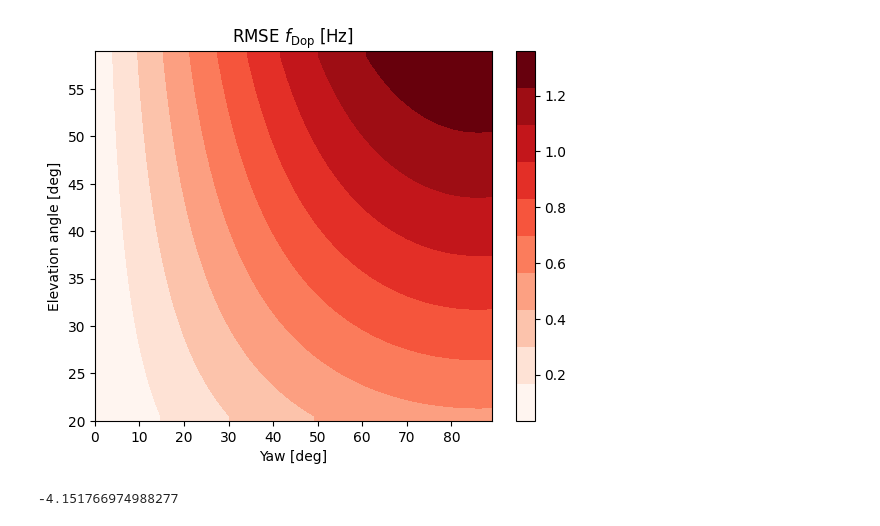
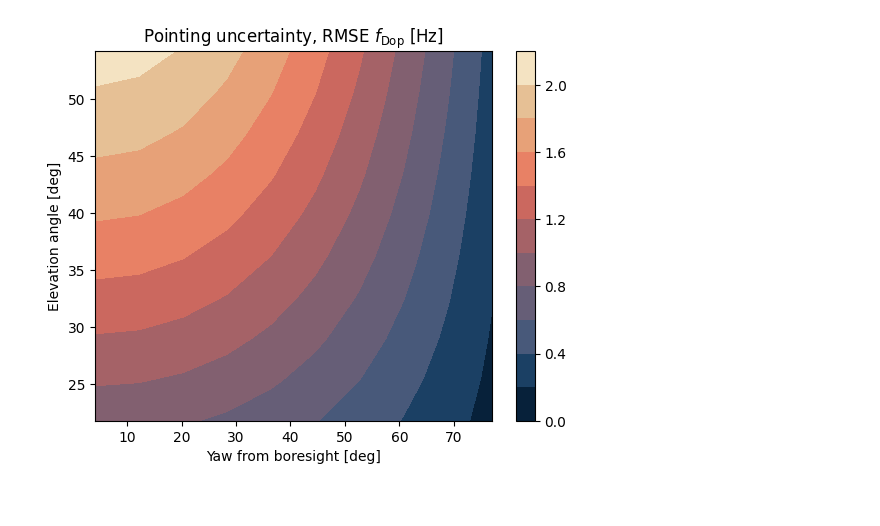
Before and after one commit to owenodriscoll/DopSCA_leakage, a Jupyter notebook: Sentinel1_analyses/analysis_attitude.ipynb, the cells around one changed output. Saved outputs shown, nothing was run; the diff lists cells and outputs as text; code cells hidden in the pictures.

Commit message:
added roll and pitch uncertainties

```diff
--- a/Sentinel1_analyses/analysis_attitude.ipynb
+++ b/Sentinel1_analyses/analysis_attitude.ipynb
@@ -58,8 +60,8 @@ test = S1DopplerLeakage(
     # f0=26.5e9,
     era5_directory='era5_winds/',
     resolution_product=25_000,
-    az_mask_cutoff=80_000,
-    vx_sat=8000,
+    az_footprint_cutoff=80_000,
+    vx_sat=6800,
     PRF=4,
     grid_spacing=200,
     antenna_length=3.2,
@@ -160,34 +404,40 @@ for i, angle_elevation in tqdm(enumerate(angles_elevation)):
+# %%
+# %%time
+accuracy_arc_sec = 2
+accuracy_deg = 0.001#accuracy_arc_sec / 3600
+N_samples = 10
+argument_of_latitude = 0
+angles_elevation = np.arange(20, 60, 4)
+yaws = np.arange(0, 90, 9)
+noise_yaw = np.random.normal(size = N_samples) * accuracy_deg
+noise_roll = np.random.normal(size = N_samples) * accuracy_deg
+noise_pitch = np.random.normal(size = N_samples) * accuracy_deg
+
+shape_output = (len(angles_elevation),  len(yaws), len(noise_yaw), len(noise_roll), len(noise_pitch))
+outputs = np.zeros (shape_output)
+
+
+Lambda = test.Lambda
+vx_sat = test.vx_sat
+output_yaw_roll = pointing_uncertainty(output=outputs,
+                                       angles_elevation=angles_elevation,
+                                       angles_yaw=yaws,
+                                       noise_yaws=noise_yaw,
+                                       noise_rolls=noise_roll,
+                                       noise_pitches=noise_pitch,
+                                       V_sat=vx_sat,
+                                       altitude_sat=800E3,
+                                       Lambda=Lambda)
 # %%
 extent = [np.min(yaws), np.max(yaws), np.min(angles_elevation), np.max(angles_elevation)]
-cm = plt.cm.get_cmap('Reds',10)
-kwargs_plot = dict(origin = 'lower', cmap = cm, extent = extent, aspect = 'auto', interpolation = 'bilinear')
+# cm = plt.cm.get_cmap('Reds',10)
+# kwargs_plot = dict(origin = 'lower', cmap = cmc.batlowS(5), extent = extent, aspect = 'auto', interpolation = 'bilinear')
+kwargs_plot = dict(origin = 'lower', cmap = cmc.lipari, extent = extent, levels = 10)
 
-plt.imshow(np.sqrt(np.mean(error**2, axis = -1)), **kwargs_plot)
-plt.xlabel('Yaw [deg]')
+plt.contourf(np.sqrt(np.mean(output_yaw_roll**2, axis = (-3, -2, -1))), **kwargs_plot)
+plt.xlabel('Yaw from boresight [deg]')
 plt.ylabel('Elevation angle [deg]')
-plt.title(r'RMSE $f_{\mathrm{Dop}}$ [Hz]')
+plt.title(r'Pointing uncertainty, RMSE $f_{\mathrm{Dop}}$ [Hz]')
 _ = plt.colorbar()
 # %% [output]
-[figure, old version]
+[figure, new version]
-# %%
-f_dop = geometric_Doppler_shift(
-                V_sat = 8.0E3,
-                altitude_sat = 800E3,
-                Lambda = 5.5E-2,
-                angle_elevation = 20,
-                angle_yaw = 10,
-                argument_of_latitude = 0,
-            )
-
-f_dop_noise = geometric_Doppler_shift(
-                V_sat = 8.0E3,
-                altitude_sat = 800E3,
-                Lambda = 5.5E-2,
-                angle_elevation = 20 ,
-                angle_yaw = 10 + 0.01,
-                argument_of_latitude = 0,
-            )
-
-f_dop_noise - f_dop
-# %% [output]
--4.151766974988277
```
Also changed, not shown: parts of 13 cells of this notebook.
